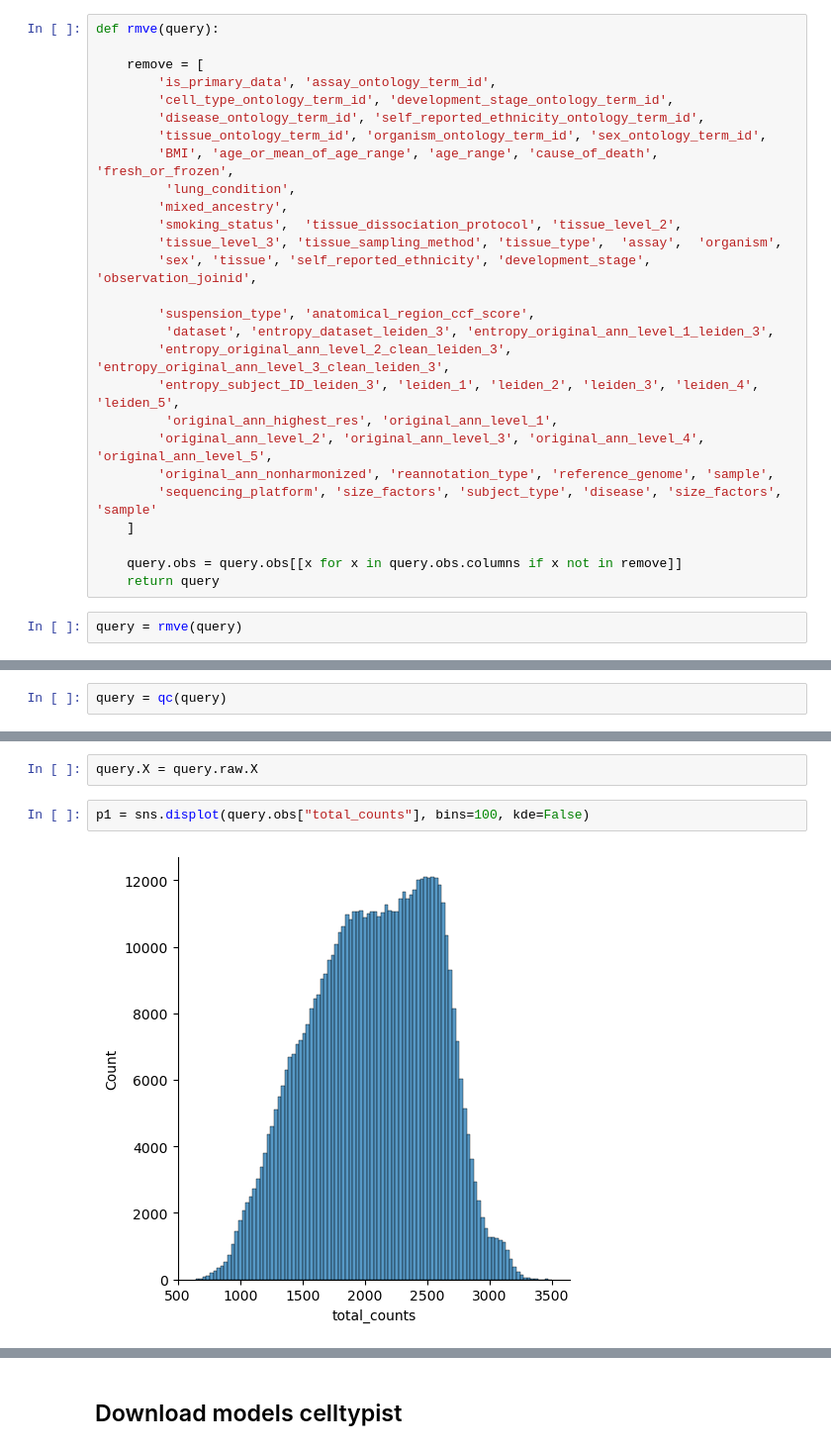
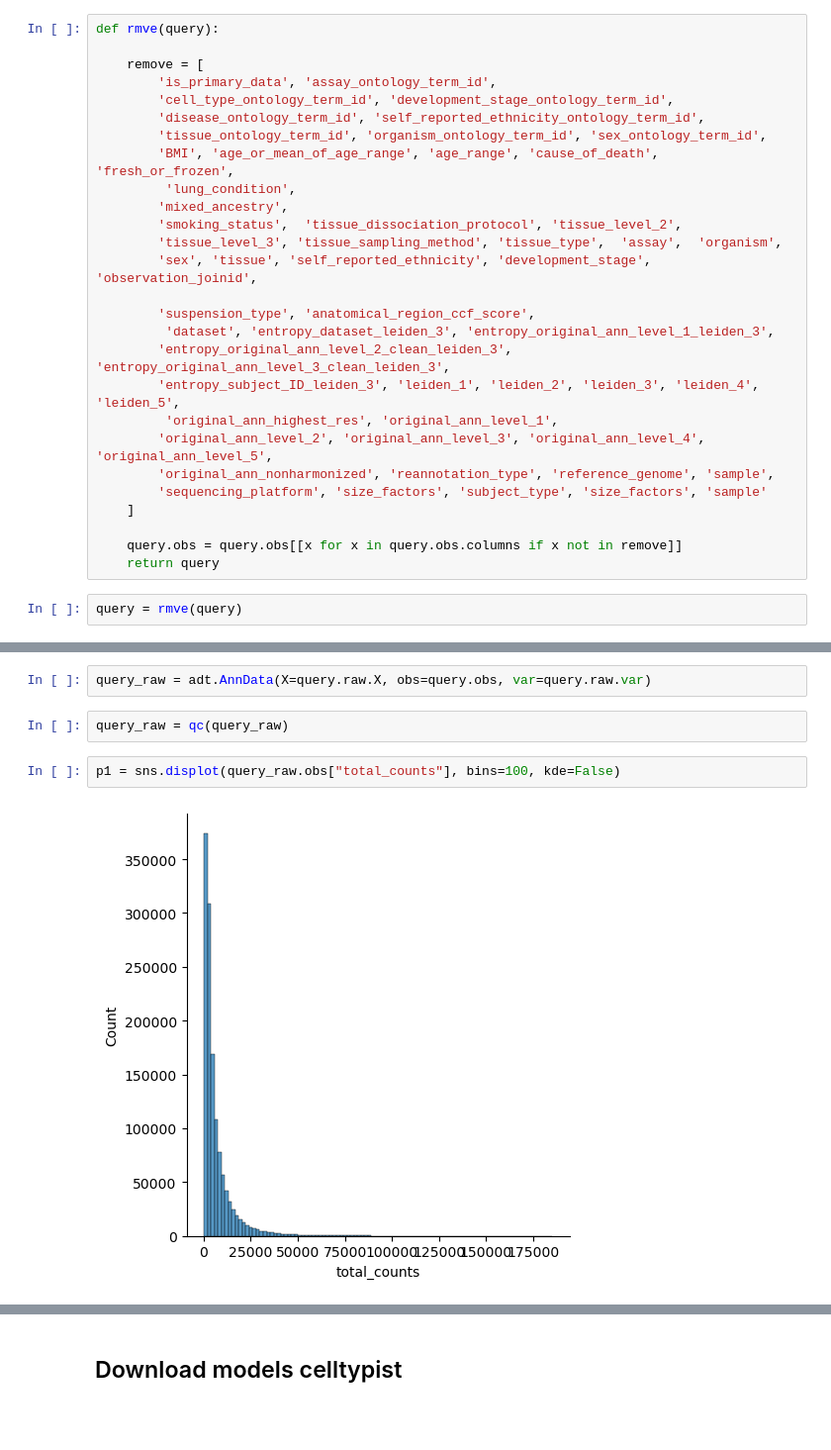
Before and after one commit to Yohan-b976/Transcriptomic-and-proteomic-sc-analysis, a Jupyter notebook: Pipeline folder 0.2/Notebook files/Normalization_MAPPING 0.3.ipynb, the cells around one changed output, grey strips where cells are left out. Shown at 99% size. Drawn from its saved outputs; the diff is of its cells as text; blank space fills up the shorter version.

```diff
--- a/Pipeline folder 0.2/Notebook files/Normalization_MAPPING 0.3.ipynb
+++ b/Pipeline folder 0.2/Notebook files/Normalization_MAPPING 0.3.ipynb
@@ -76,7 +130,7 @@ def rmve(query):
          'original_ann_highest_res', 'original_ann_level_1',
         'original_ann_level_2', 'original_ann_level_3', 'original_ann_level_4', 'original_ann_level_5',
         'original_ann_nonharmonized', 'reannotation_type', 'reference_genome', 'sample',
-        'sequencing_platform', 'size_factors', 'subject_type', 'disease', 'size_factors', 'sample'
+        'sequencing_platform', 'size_factors', 'subject_type', 'size_factors', 'sample'
     ]
 
     query.obs = query.obs[[x for x in query.obs.columns if x not in remove]]
@@ -103,2 +139,0 @@ def qc(adata):
-# %%
-query = qc(query)
@@ -105,6 +153,8 @@ query = qc(query)
+# %%
+query_raw = adt.AnnData(X=query.raw.X, obs=query.obs, var=query.raw.var)
 # %%
-query.X = query.raw.X
+query_raw = qc(query_raw)
 # %%
-p1 = sns.displot(query.obs["total_counts"], bins=100, kde=False)
+p1 = sns.displot(query_raw.obs["total_counts"], bins=100, kde=False)
 # %% [output]
-[figure, old version]
+[figure, new version]
```
Also changed, not shown: parts of 49 cells of this notebook.
